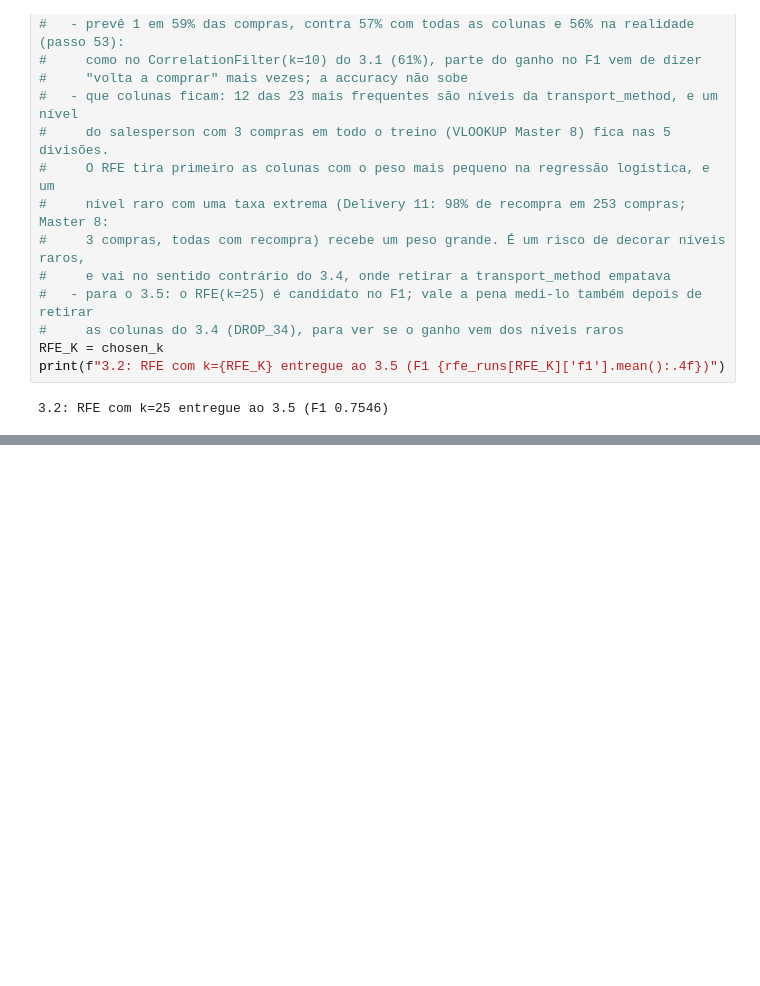
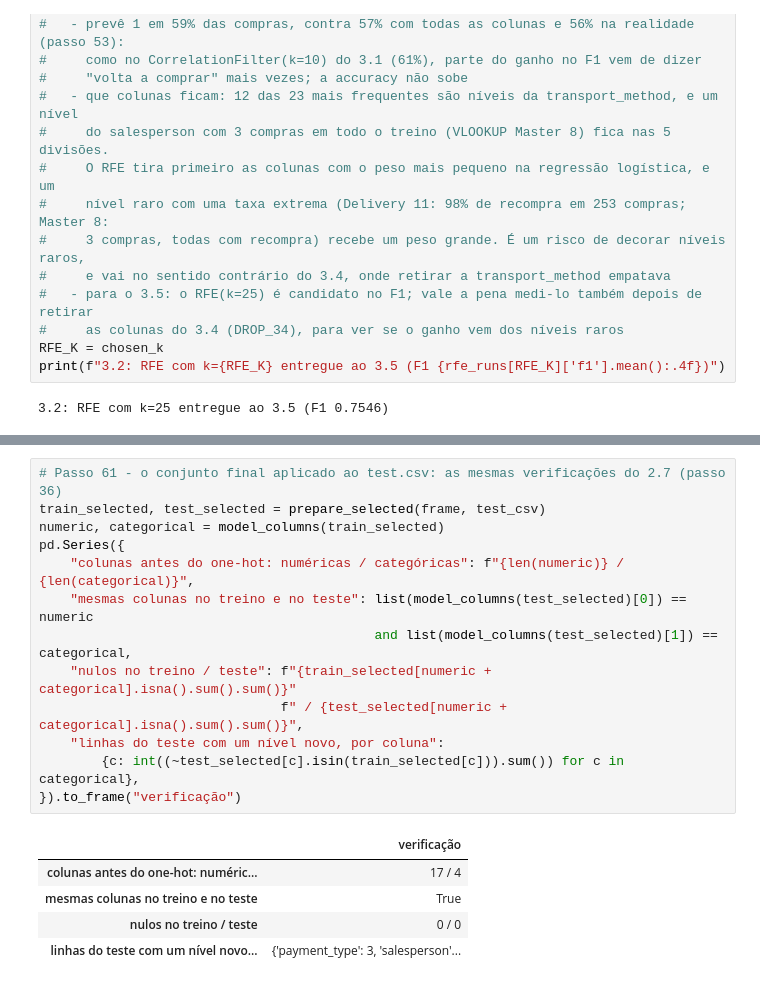
Before and after one commit to josebrites16/ML_project_2026-copia, a Jupyter notebook: notebooks/02_preprocessing.ipynb, the cells around one changed output, grey strips where cells are left out. Saved outputs shown, nothing was run; the diff lists cells and outputs as text; blank space fills up the shorter version.

```diff
--- a/notebooks/02_preprocessing.ipynb
+++ b/notebooks/02_preprocessing.ipynb
@@ -1636,0 +1893,19 @@ print(f"3.2: RFE com k={RFE_K} entregue ao 3.5 (F1 {rfe_runs[RFE_K]['f1'].mean()
+# %%
+# Passo 61 - o conjunto final aplicado ao test.csv: as mesmas verificações do 2.7 (passo 36)
+train_selected, test_selected = prepare_selected(frame, test_csv)
+numeric, categorical = model_columns(train_selected)
+pd.Series({
+    "colunas antes do one-hot: numéricas / categóricas": f"{len(numeric)} / {len(categorical)}",
+    "mesmas colunas no treino e no teste": list(model_columns(test_selected)[0]) == numeric
+                                           and list(model_columns(test_selected)[1]) == categorical,
+    "nulos no treino / teste": f"{train_selected[numeric + categorical].isna().sum().sum()}"
+                               f" / {test_selected[numeric + categorical].isna().sum().sum()}",
+    "linhas do teste com um nível novo, por coluna":
+        {c: int((~test_selected[c].isin(train_selected[c])).sum()) for c in categorical},
+}).to_frame("verificação")
+# %% [output]
+|  | verificação |
+| colunas antes do one-hot: numéric... | 17 / 4 |
+| mesmas colunas no treino e no teste | True |
+| nulos no treino / teste | 0 / 0 |
+| linhas do teste com um nível novo... | {'payment_type': 3, 'salesperson'... |
```
Also changed, not shown: parts of 9 cells of this notebook, 1 other file.
